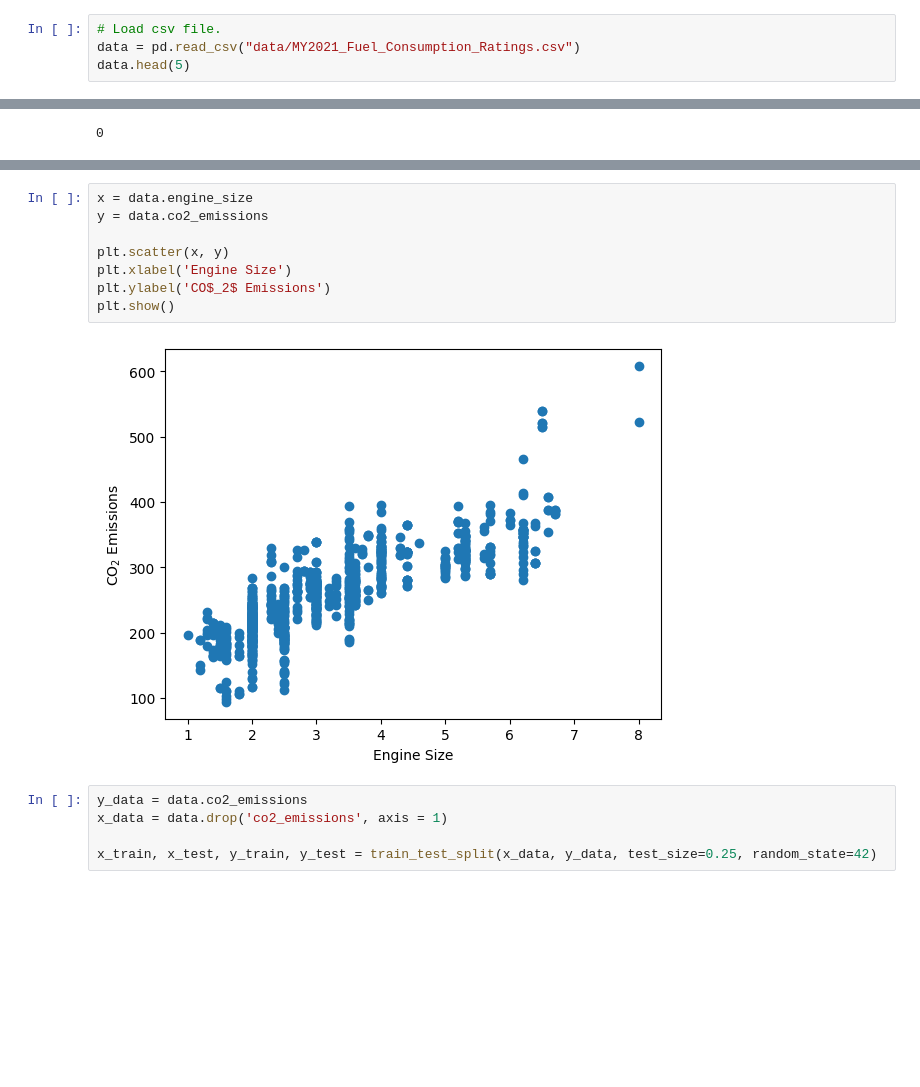
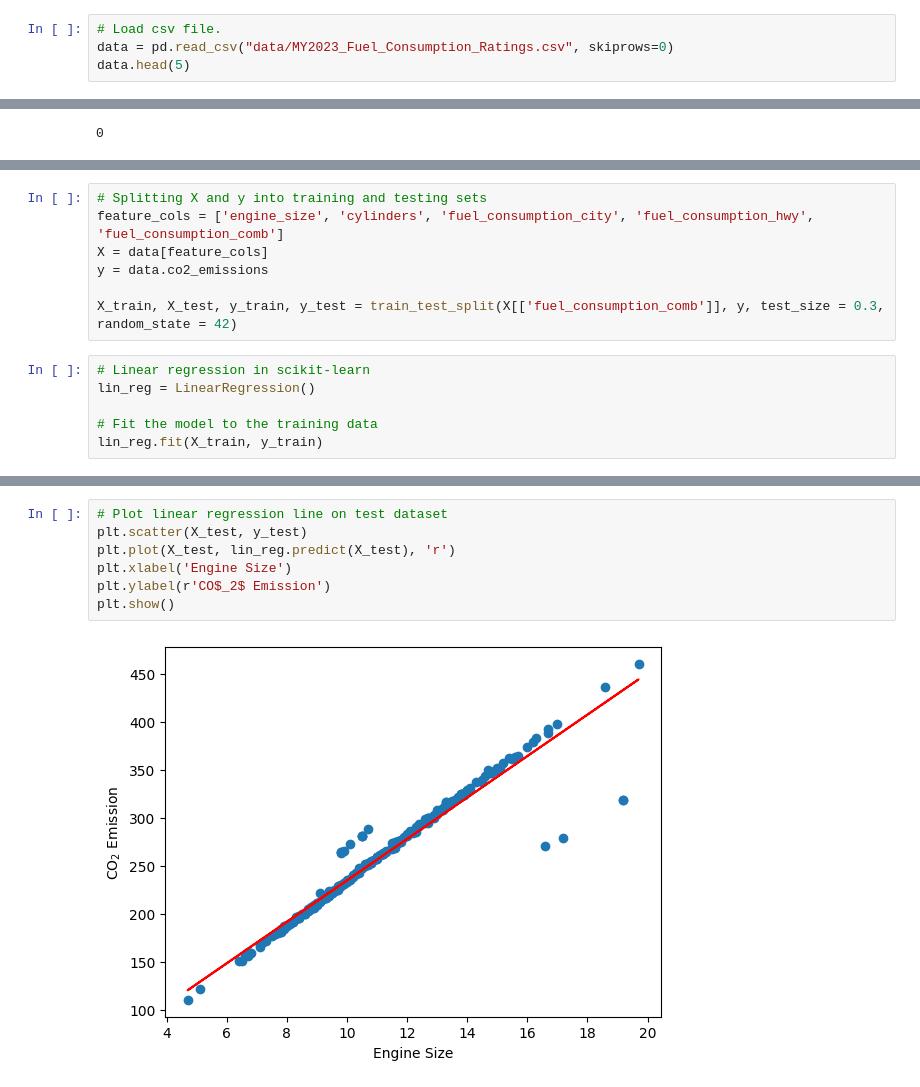
Before and after one commit to williamjouse/Linear-Regression, a Jupyter notebook: linear_regression_CO2emission.ipynb, the cells around one changed output, grey strips where cells are left out. Saved outputs shown, nothing was run; the diff lists cells and outputs as text; blank space fills up the shorter version.

```diff
--- a/linear_regression_CO2emission.ipynb
+++ b/linear_regression_CO2emission.ipynb
@@ -34,7 +33,7 @@ from scipy import stats
 After import libraries to analyse data, we load the first five rows of our dataset.
 # %%
 # Load csv file.
-data = pd.read_csv("data/MY2021_Fuel_Consumption_Ratings.csv")
+data = pd.read_csv("data/MY2023_Fuel_Consumption_Ratings.csv", skiprows=0)
 data.head(5)
 # %% [output]
 |  | Model Year | Make | Model | Vehicle Class | Engine Size (L) | Cylinders | Transmission | Fuel Type | ... |
@@ -210,0 +150,13 @@ data.head()
+# %%
+# Splitting X and y into training and testing sets
+feature_cols = ['engine_size', 'cylinders', 'fuel_consumption_city', 'fuel_consumption_hwy', 'fuel_consumption_comb']
+X = data[feature_cols]
+y = data.co2_emissions
+
+X_train, X_test, y_train, y_test = train_test_split(X[['fuel_consumption_comb']], y, test_size = 0.3, random_state = 42)
+# %%
+# Linear regression in scikit-learn
+lin_reg = LinearRegression()
+
+# Fit the model to the training data
+lin_reg.fit(X_train, y_train)
@@ -211,15 +172,9 @@ data.head()
 # %%
-x = data.engine_size
-y = data.co2_emissions
-
-plt.scatter(x, y)
+# Plot linear regression line on test dataset
+plt.scatter(X_test, y_test)
+plt.plot(X_test, lin_reg.predict(X_test), 'r')
 plt.xlabel('Engine Size')
-plt.ylabel('CO$_2$ Emissions')
+plt.ylabel(r'CO$_2$ Emission')
 plt.show()
 # %% [output]
-[figure, old version]
+[figure, new version]
-# %%
-y_data = data.co2_emissions
-x_data = data.drop('co2_emissions', axis = 1)
-
-x_train, x_test, y_train, y_test = train_test_split(x_data, y_data, test_size=0.25, random_state=42)
```
Also changed, not shown: parts of 26 cells of this notebook, 5 other files.
